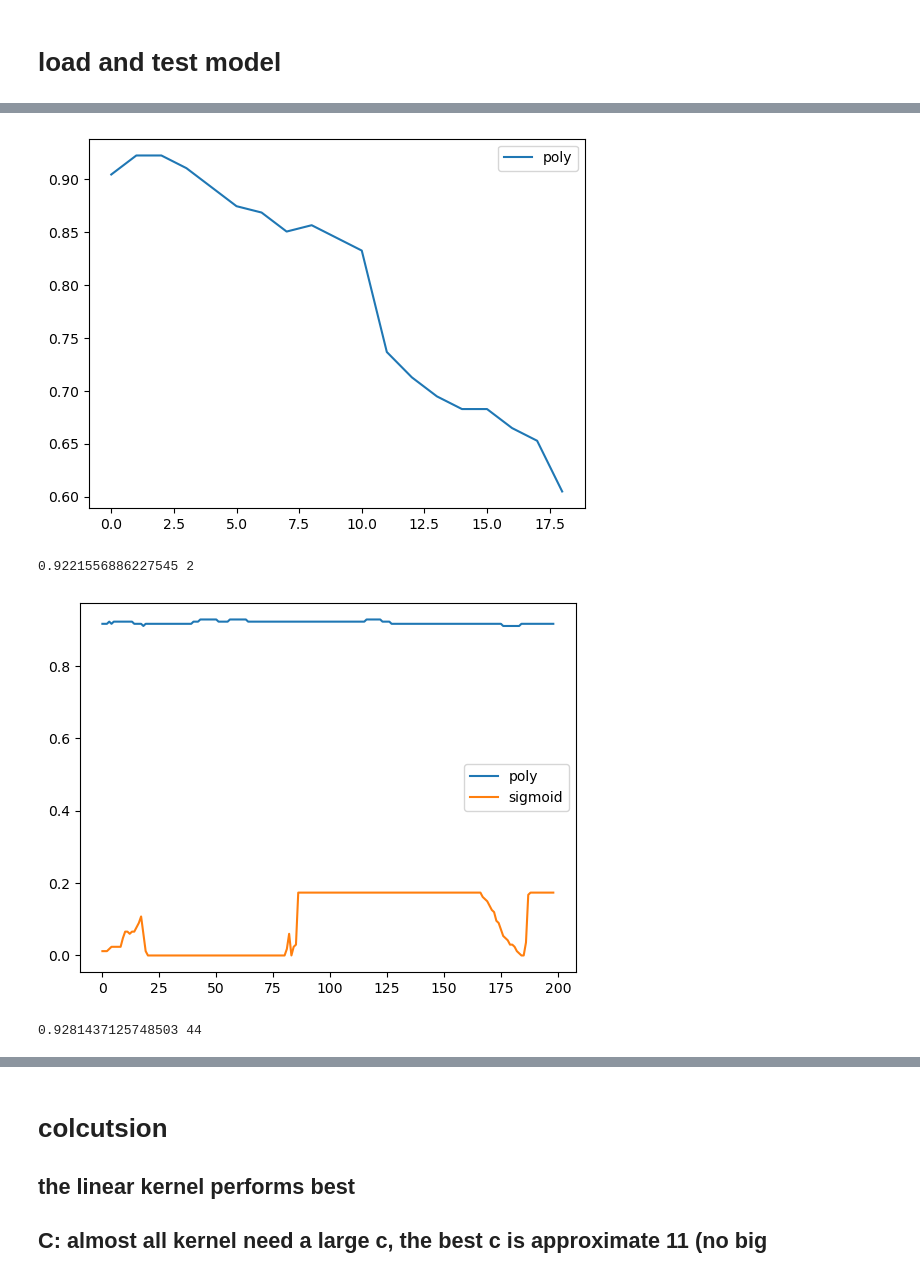
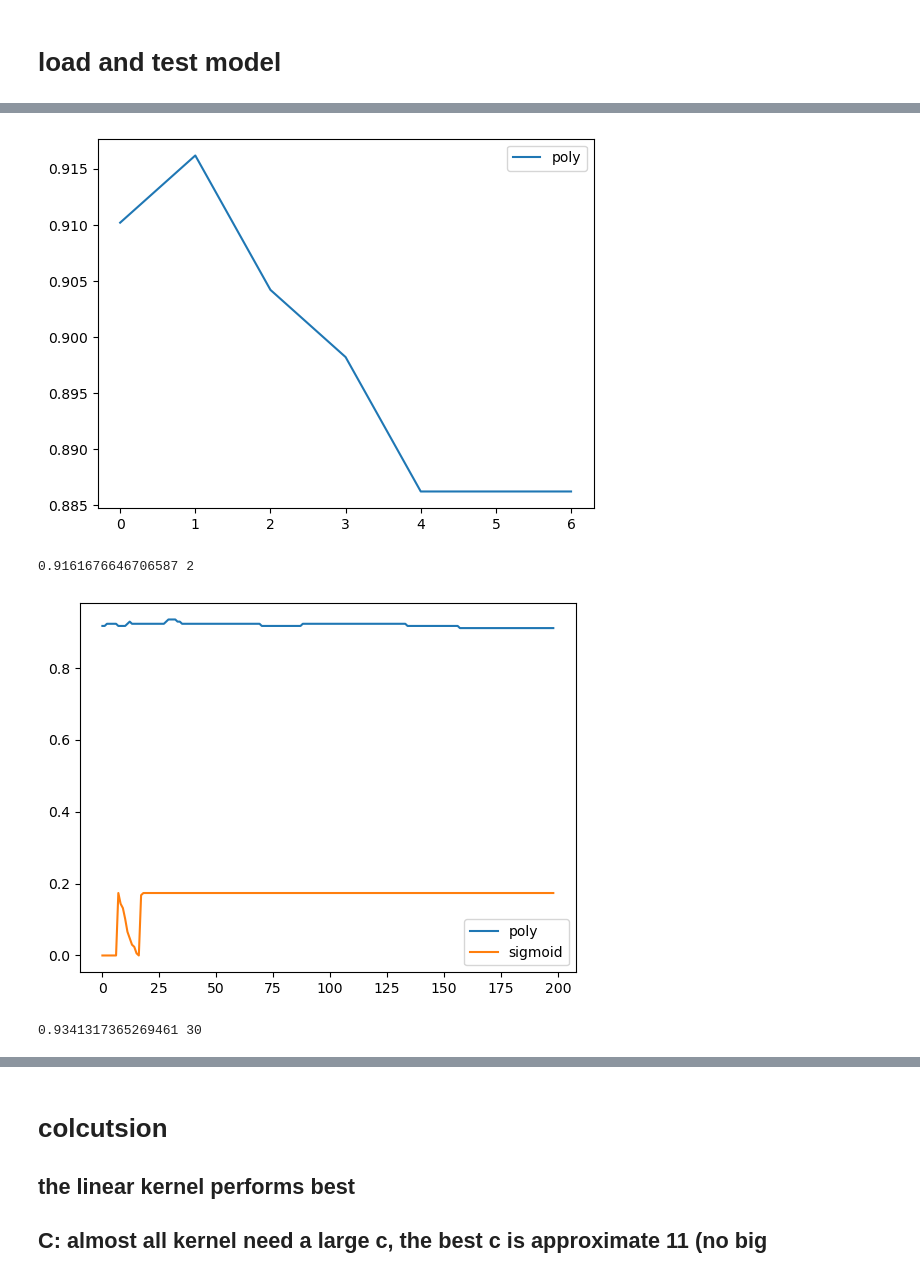
Before and after one commit to zhangchi233/assignment2_geo5017, a Jupyter notebook: code/model_construction.ipynb, the cells around one changed output, grey strips where cells are left out. Drawn from its saved outputs; the diff is of its cells as text; code cells hidden in the pictures.

```diff
--- a/code/model_construction.ipynb
+++ b/code/model_construction.ipynb
@@ -5,6 +5,7 @@ import numpy as np
 import sklearn
 import matplotlib.pyplot as plt
 data_path = "../data"
+eigenvalues = []
 # %% [markdown]
 # read features we extracted
 # %%
@@ -40,8 +48,10 @@ kernel_performance={'linear':[], 'poly':[], 'rbf':[],'sigmoid':[]}
 # %%
-max_accuracy = 0
-c = 0
+
 for kernel in kernels:
+    max_accuracy = 0
+    c = 5
     for i in range(5,200):
+        #print(i)
         clf = svm.SVC(C=i*0.1,gamma=0.05,kernel = kernel,degree = 5,coef0=0.2)
         clf.fit(X_train, y_train)
         predicted = clf.predict(X_test)
@@ -49,11 +59,17 @@ for kernel in kernels:
         if z > max_accuracy:
             max_accuracy = z
             c = i*0.1
+
+
+
+
         kernel_performance[kernel].append(z)
+    kernel_parameter[kernel]["C"]=c
+
+    print(max_accuracy,c,kernel)
 for kernel in kernels:
     plt.plot(kernel_performance[kernel], label=kernel)
 
 plt.legend()
 plt.show()
-print(max_accuracy,c)
 # %% [output]
@@ -62,22 +81,26 @@ print(max_accuracy,c)
 # %%
 kernels = ['rbf','poly']
 kernel_performance={ 'rbf':[],'poly':[]}
-max_accuracy = 0
-c = 0
+
 for kernel in kernels:
-    for i in range(1,160):
-        clf = svm.SVC(C=11,gamma=i*0.001,kernel = kernel,degree = 5,coef0=0.2)
+    max_accuracy = 0
+    c = 0
+    for i in range(1,300):
+
+        clf = svm.SVC(gamma=i*0.001,kernel = kernel,degree = 5,coef0=0.2,C=kernel_parameter[kernel]["C"])
         clf.fit(X_train, y_train)
         predicted = clf.predict(X_test)
         z = metrics.accuracy_score(y_test, predicted)
         if z > max_accuracy:
             max_accuracy = z
             c = i*0.001
+
         kernel_performance[kernel].append(z)
+    kernel_parameter[kernel]['gamma']=c
+    print(max_accuracy,c,kernel)
 for kernel in kernels:
     plt.plot(kernel_performance[kernel], label=kernel)
 
 plt.legend()
 plt.show()
-print(max_accuracy,c)
 # %% [output]
@@ -86,27 +110,32 @@ print(max_accuracy,c)
 # %%
-max_accuracy = 0
-c = 0
-kernels = ['poly',]
+
+kernels = ['poly']
 kernel_performance={'linear':[], 'poly':[],'sigmoid':[]}
 for kernel in kernels:
-    for i in range(1,20):
-        clf = svm.SVC(C=11,kernel = kernel,gamma=0.013,degree =i )
+    max_accuracy = 0
+    c = 0
+    for i in range(1,8):
+        clf = svm.SVC(C=kernel_parameter[kernel]["C"],\
+                      kernel = kernel,gamma=kernel_parameter[kernel]["gamma"],\
+                      degree =i)
         clf.fit(X_train, y_train)
         predicted = clf.predict(X_test)
         z = metrics.accuracy_score(y_test, predicted)
         if z > max_accuracy:
             max_accuracy = z
             c = i
         kernel_performance[kernel].append(z)
+    kernel_parameter[kernel]['degree']=c
+
 for kernel in kernels:
     plt.plot(kernel_performance[kernel], label=kernel)
 
 plt.legend()
 plt.show()
 print(max_accuracy,c)
 # %% [output]
-[figure, old version]
+[figure, new version]
-0.9221556886227545 2
+0.9161676646706587 2
 # %%
 max_accuracy = 0
 c = 0
@@ -114,7 +143,9 @@ kernels = ['poly','sigmoid']
 kernel_performance={'poly':[],'sigmoid':[]}
 for kernel in kernels:
     for i in range(1,200):
-        clf = svm.SVC(C=11,kernel = kernel,gamma=0.013,degree =2,coef0=i*0.1)
+        clf = svm.SVC(C=kernel_parameter[kernel]["C"],\
+                      kernel = kernel,gamma=kernel_parameter[kernel]["gamma"],\
+                      degree =kernel_parameter[kernel]["degree"],coef0=i)
         clf.fit(X_train, y_train)
         predicted = clf.predict(X_test)
         z = metrics.accuracy_score(y_test, predicted)
@@ -122,6 +153,7 @@ for kernel in kernels:
             max_accuracy = z
             c = i
         kernel_performance[kernel].append(z)
+    kernel_parameter[kernel]['coef0']=c
 for kernel in kernels:
     plt.plot(kernel_performance[kernel], label=kernel)
 
@@ -129,8 +161,8 @@ plt.legend()
 plt.show()
 print(max_accuracy,c)
 # %% [output]
-[figure, old version]
+[figure, new version]
-0.9281437125748503 44
+0.9341317365269461 30
 # %%
 max_accuracy = 0
 c = 0
```
Also changed, not shown: parts of 18 cells of this notebook, 1 other file.
